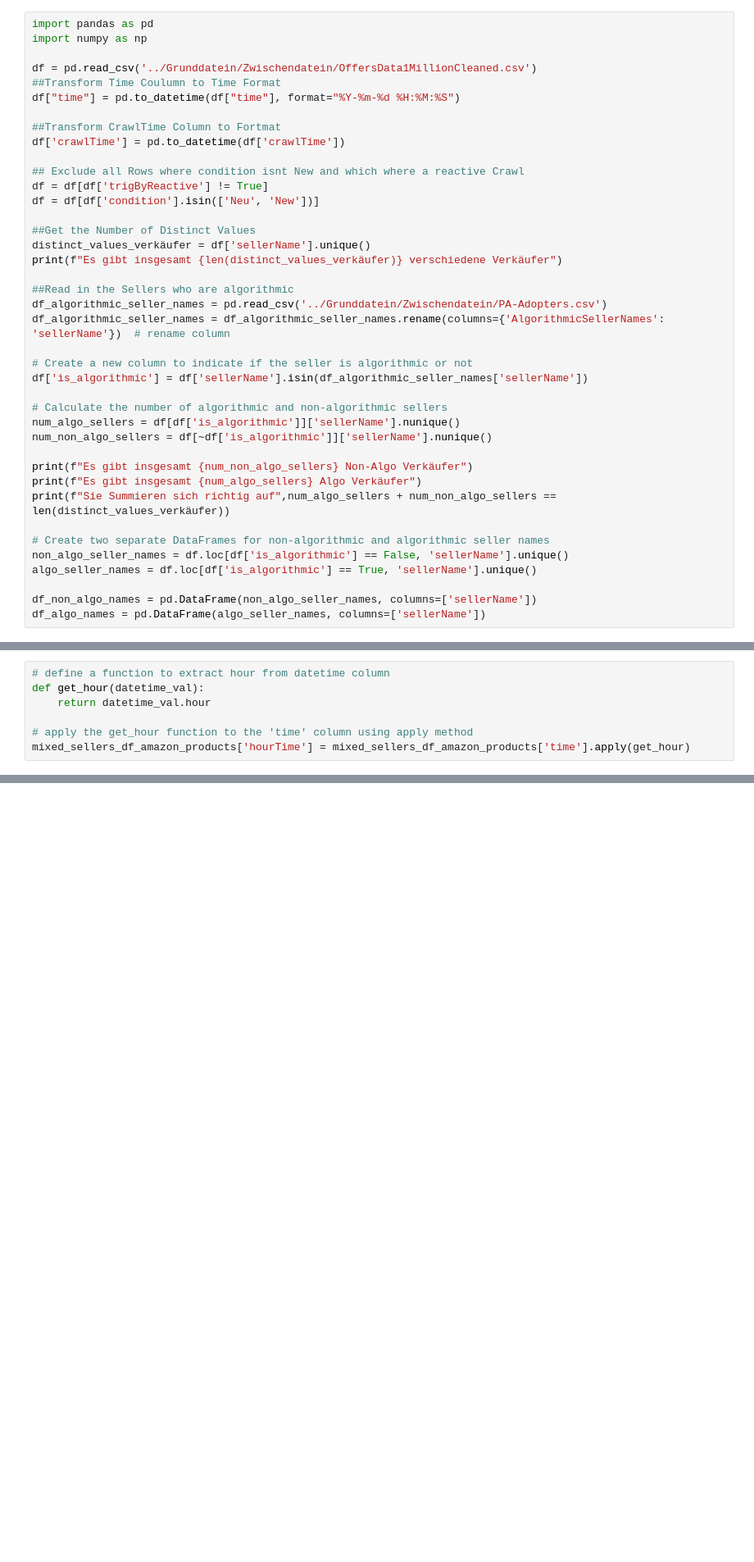
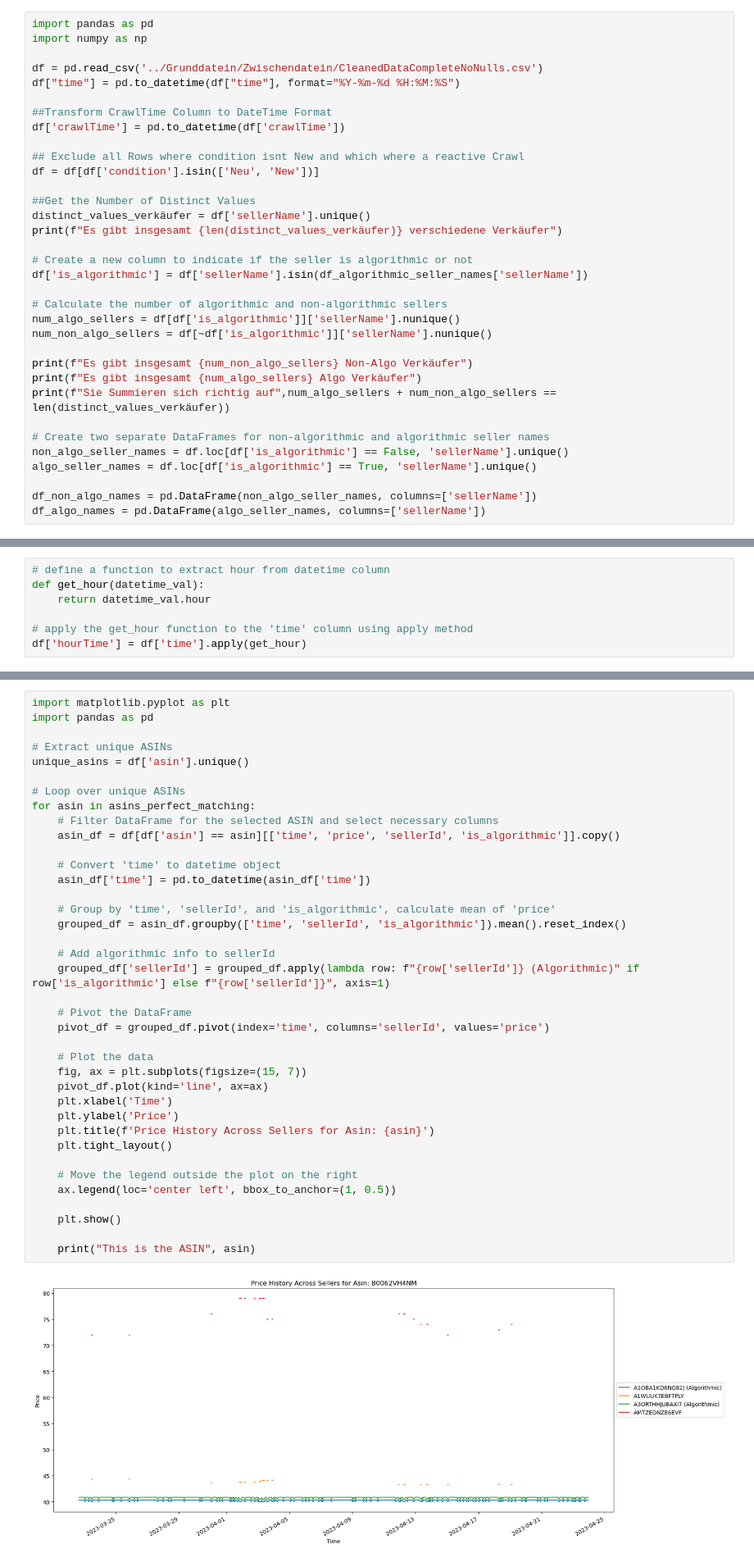
Before and after one commit to RobertBetschinger/MA-Analyse, a Jupyter notebook: Notebooks/(4.3)ZeitlicherVerlauf.ipynb, the cells around one changed output, grey strips where cells are left out. Shown at 82% size. Cells and saved outputs as stored; diff of their text form; blank space fills up the shorter version.

```diff
--- a/Notebooks/(4.3)ZeitlicherVerlauf.ipynb
+++ b/Notebooks/(4.3)ZeitlicherVerlauf.ipynb
@@ -4,24 +16,18 @@
 import pandas as pd
 import numpy as np
 
-df = pd.read_csv('../Grunddatein/Zwischendatein/OffersData1MillionCleaned.csv')
-##Transform Time Coulumn to Time Format
+df = pd.read_csv('../Grunddatein/Zwischendatein/CleanedDataCompleteNoNulls.csv')
 df["time"] = pd.to_datetime(df["time"], format="%Y-%m-%d %H:%M:%S")
 
-##Transform CrawlTime Column to Fortmat
+##Transform CrawlTime Column to DateTime Format
 df['crawlTime'] = pd.to_datetime(df['crawlTime'])
 
 ## Exclude all Rows where condition isnt New and which where a reactive Crawl
-df = df[df['trigByReactive'] != True]
 df = df[df['condition'].isin(['Neu', 'New'])]
 
 ##Get the Number of Distinct Values
 distinct_values_verkäufer = df['sellerName'].unique()
 print(f"Es gibt insgesamt {len(distinct_values_verkäufer)} verschiedene Verkäufer")
-
-##Read in the Sellers who are algorithmic
-df_algorithmic_seller_names = pd.read_csv('../Grunddatein/Zwischendatein/PA-Adopters.csv')
-df_algorithmic_seller_names = df_algorithmic_seller_names.rename(columns={'AlgorithmicSellerNames': 'sellerName'})  # rename column
 
 # Create a new column to indicate if the seller is algorithmic or not
 df['is_algorithmic'] = df['sellerName'].isin(df_algorithmic_seller_names['sellerName'])
@@ -154,4 +93,4 @@ def get_hour(datetime_val):
     return datetime_val.hour
 
 # apply the get_hour function to the 'time' column using apply method
-mixed_sellers_df_amazon_products['hourTime'] = mixed_sellers_df_amazon_products['time'].apply(get_hour)
+df['hourTime'] = df['time'].apply(get_hour)
@@ -212,0 +97,40 @@ plt.show()
+# %%
+import matplotlib.pyplot as plt
+import pandas as pd
+
+# Extract unique ASINs
+unique_asins = df['asin'].unique()
+
+# Loop over unique ASINs
+for asin in asins_perfect_matching:
+    # Filter DataFrame for the selected ASIN and select necessary columns
+    asin_df = df[df['asin'] == asin][['time', 'price', 'sellerId', 'is_algorithmic']].copy()
+
+    # Convert 'time' to datetime object
+    asin_df['time'] = pd.to_datetime(asin_df['time'])
+
+    # Group by 'time', 'sellerId', and 'is_algorithmic', calculate mean of 'price'
+    grouped_df = asin_df.groupby(['time', 'sellerId', 'is_algorithmic']).mean().reset_index()
+
+    # Add algorithmic info to sellerId
+    grouped_df['sellerId'] = grouped_df.apply(lambda row: f"{row['sellerId']} (Algorithmic)" if row['is_algorithmic'] else f"{row['sellerId']}", axis=1)
+
+    # Pivot the DataFrame
+    pivot_df = grouped_df.pivot(index='time', columns='sellerId', values='price')
+
+    # Plot the data
+    fig, ax = plt.subplots(figsize=(15, 7))
+    pivot_df.plot(kind='line', ax=ax)
+    plt.xlabel('Time')
+    plt.ylabel('Price')
+    plt.title(f'Price History Across Sellers for Asin: {asin}')
+    plt.tight_layout()
+
+    # Move the legend outside the plot on the right
+    ax.legend(loc='center left', bbox_to_anchor=(1, 0.5))
+
+    plt.show()
+
+    print("This is the ASIN", asin)
+# %% [output]
+[figure, added]
```
Also changed, not shown: parts of 13 cells of this notebook, 5 other files.
